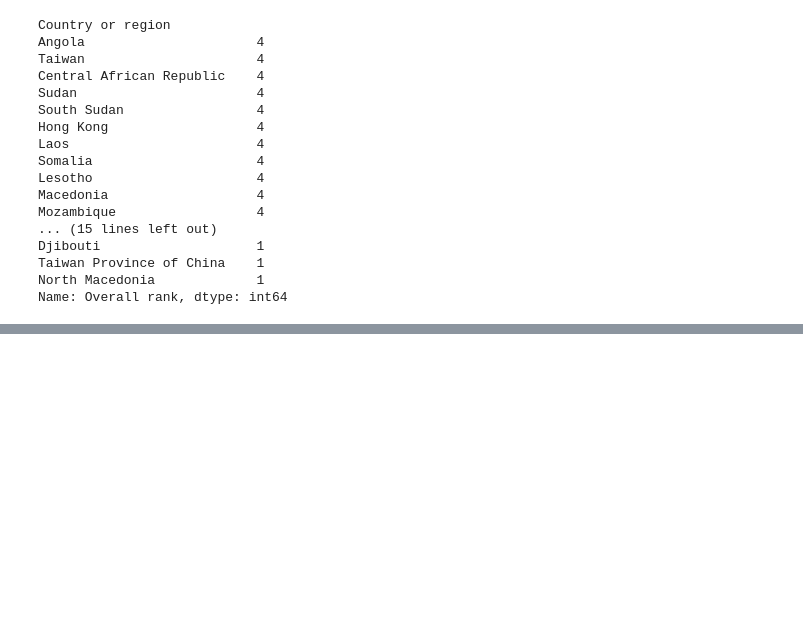
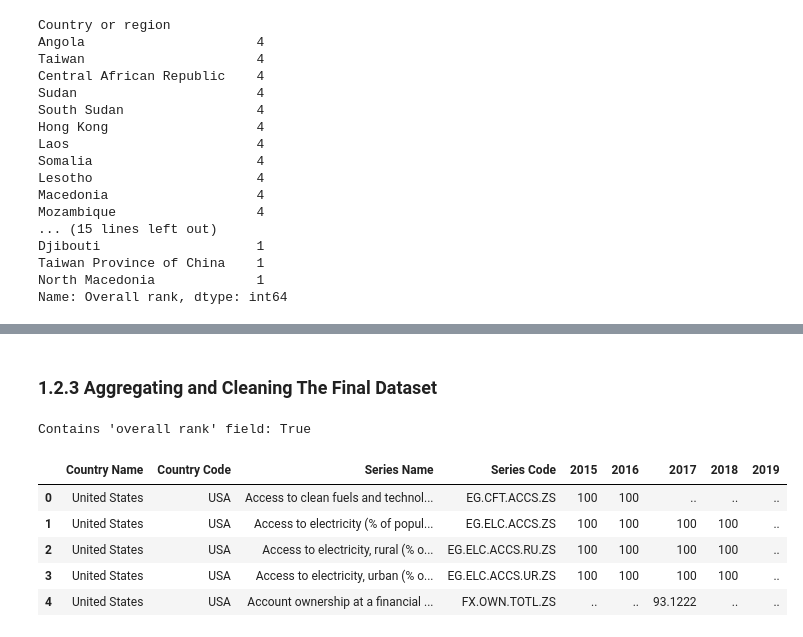
Before and after one commit to benmerrilll/country_hapiness_eda_project, a Jupyter notebook: aggregation_of_hapiness_reports.ipynb, the cells around one changed output, grey strips where cells are left out. Drawn from its saved outputs; the diff is of its cells as text; code cells hidden in the pictures; blank space fills up the shorter version.

```diff
--- a/aggregation_of_hapiness_reports.ipynb
+++ b/aggregation_of_hapiness_reports.ipynb
@@ -112,0 +256,13 @@ Name: Overall rank, dtype: int64
+# %%
+# Change the rank to be from 1 to 144 for each year
+happiness_temp = pd.DataFrame(columns=happiness_15_19.columns)
+
+for year in happiness_15_19['Year'].unique():
+  temp_year_df = happiness_15_19[happiness_15_19['Year']==year].sort_values(by='Overall rank')
+  temp_year_df['Overall rank'] = range(1,len(temp_year_df['Overall rank'])+1)
+  happiness_temp = pd.concat([happiness_temp, temp_year_df], axis=0)
+
+happiness_15_19 = happiness_temp
+
+# Now the rankings go from 1 to 144
+print('Number of Unique Rankings is:', len(happiness_15_19['Overall rank'].unique()))
@@ -112,0 +290,21 @@ Name: Overall rank, dtype: int64
+# %%
+# Changing indicies and columsn in 'happiness_15_19' to look more like 'wdi_data'
+happ_interim = happiness_15_19.set_index(['Country or region', 'Year']).unstack().stack(level = 0).reset_index()
+happ_interim.head()
+
+# Add 'Series Code' column
+happ_interim['Series Code'] = 'HAPPINESS.REPORT.' + happ_interim['level_1'].str.split().str[0].str.upper()
+
+# Add 'Country Code' column
+country_code_dict = pd.Series(wdi_data['Country Code'].values,index=wdi_data['Country Name'].values).to_dict()
+happ_interim['Country Code'] = happ_interim['Country or region'].map(country_code_dict)
+
+# Reorder columns to match wdi
+order = ['Country or region', 'Country Code', 'level_1', 'Series Code', 2015, 2016, 2017, 2018, 2019]
+happ_interim = happ_interim[order]
+
+# Add the same columns
+happ_interim.columns = wdi_data.columns
+
+# Output format matches that of wdi_data
+happ_interim.head()
@@ -112,0 +318,21 @@ Name: Overall rank, dtype: int64
+# %% [markdown]
+### 1.2.3 Aggregating and Cleaning The Final Dataset
+# %%
+# Aggregating the two datasets
+wdi_happiness = pd.concat([wdi_data, happ_interim], axis=0, ignore_index=True)#.sort_values(by=['Country Name','Series Name'])
+
+# Fixing format of year column titles
+fix_year_dict = {'2015 [YR2015]':'2015', '2016 [YR2016]':'2016', '2017 [YR2017]':'2017', '2018 [YR2018]':'2018', '2019 [YR2019]':'2019'}
+wdi_happiness = wdi_happiness.rename(columns = fix_year_dict)
+
+# Final check that wdi_happiness contains the happiness report data and printing output
+print('''Contains 'overall rank' field:''', wdi_happiness['Series Code'].str.contains('HAPPINESS.REPORT.OVERALL').any())
+wdi_happiness.head()
+# %% [output]
+Contains 'overall rank' field: True
+|  | Country Name | Country Code | Series Name | Series Code | 2015 | 2016 | 2017 | 2018 | 2019 |
+| 0 | United States | USA | Access to clean fuels and technol... | EG.CFT.ACCS.ZS | 100 | 100 | .. | .. | .. |
+| 1 | United States | USA | Access to electricity (% of popul... | EG.ELC.ACCS.ZS | 100 | 100 | 100 | 100 | .. |
+| 2 | United States | USA | Access to electricity, rural (% o... | EG.ELC.ACCS.RU.ZS | 100 | 100 | 100 | 100 | .. |
+| 3 | United States | USA | Access to electricity, urban (% o... | EG.ELC.ACCS.UR.ZS | 100 | 100 | 100 | 100 | .. |
+| 4 | United States | USA | Account ownership at a financial ... | FX.OWN.TOTL.ZS | .. | .. | 93.1222 | .. | .. |
```
Also changed, not shown: parts of 33 cells of this notebook.
